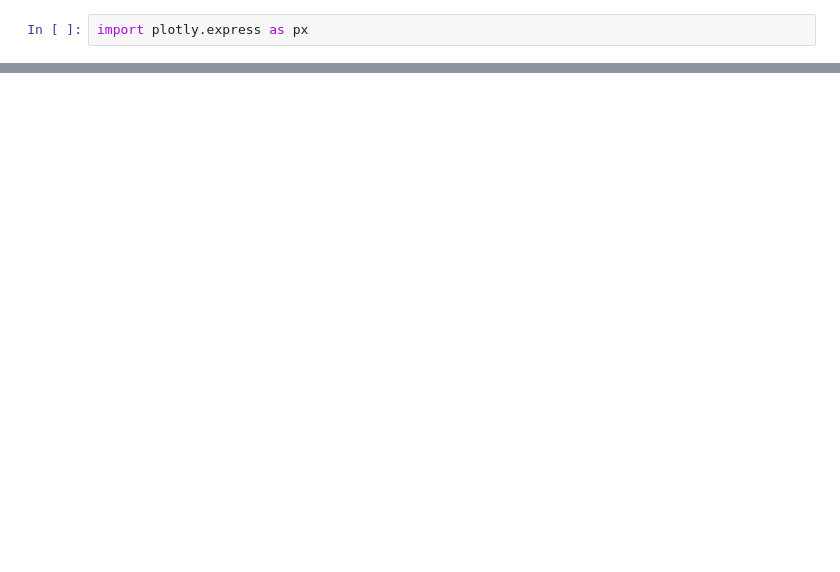
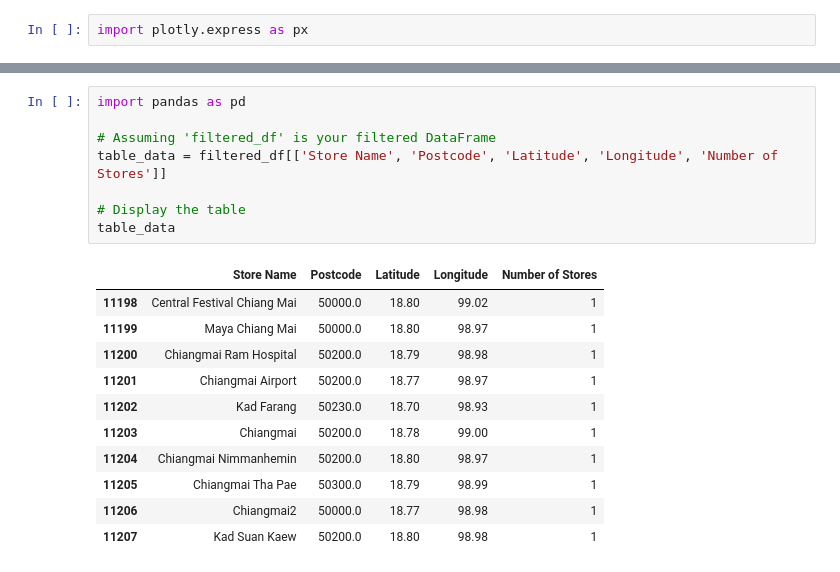
Before and after one commit to NattachaiJairak/DADS5001_AFTER_MIDTERM, a Jupyter notebook: DADS5001_2024-03-16/DADS5001_2024_03_16_Starbucks Locations Worldwide.ipynb, the cells around one changed output, grey strips where cells are left out. Drawn from its saved outputs; the diff is of its cells as text; blank space fills up the shorter version.

```diff
--- a/DADS5001_2024-03-16/DADS5001_2024_03_16_Starbucks Locations Worldwide.ipynb
+++ b/DADS5001_2024-03-16/DADS5001_2024_03_16_Starbucks Locations Worldwide.ipynb
@@ -96,3 +111,23 @@ fig = px.scatter_geo(filtered_df, lat='Latitude', lon='Longitude', color='Countr
 fig.show()
 # %% [output]
 [interactive output not drawn]
+# %%
+import pandas as pd
+
+# Assuming 'filtered_df' is your filtered DataFrame
+table_data = filtered_df[['Store Name', 'Postcode', 'Latitude', 'Longitude', 'Number of Stores']]
+
+# Display the table
+table_data
+# %% [output]
+|  | Store Name | Postcode | Latitude | Longitude | Number of Stores |
+| 11198 | Central Festival Chiang Mai | 50000.0 | 18.80 | 99.02 | 1 |
+| 11199 | Maya Chiang Mai | 50000.0 | 18.80 | 98.97 | 1 |
+| 11200 | Chiangmai Ram Hospital | 50200.0 | 18.79 | 98.98 | 1 |
+| 11201 | Chiangmai Airport | 50200.0 | 18.77 | 98.97 | 1 |
+| 11202 | Kad Farang | 50230.0 | 18.70 | 98.93 | 1 |
+| 11203 | Chiangmai | 50200.0 | 18.78 | 99.00 | 1 |
+| 11204 | Chiangmai Nimmanhemin | 50200.0 | 18.80 | 98.97 | 1 |
+| 11205 | Chiangmai Tha Pae | 50300.0 | 18.79 | 98.99 | 1 |
+| 11206 | Chiangmai2 | 50000.0 | 18.77 | 98.98 | 1 |
+| 11207 | Kad Suan Kaew | 50200.0 | 18.80 | 98.98 | 1 |
```
Also changed, not shown: parts of 3 cells of this notebook.
